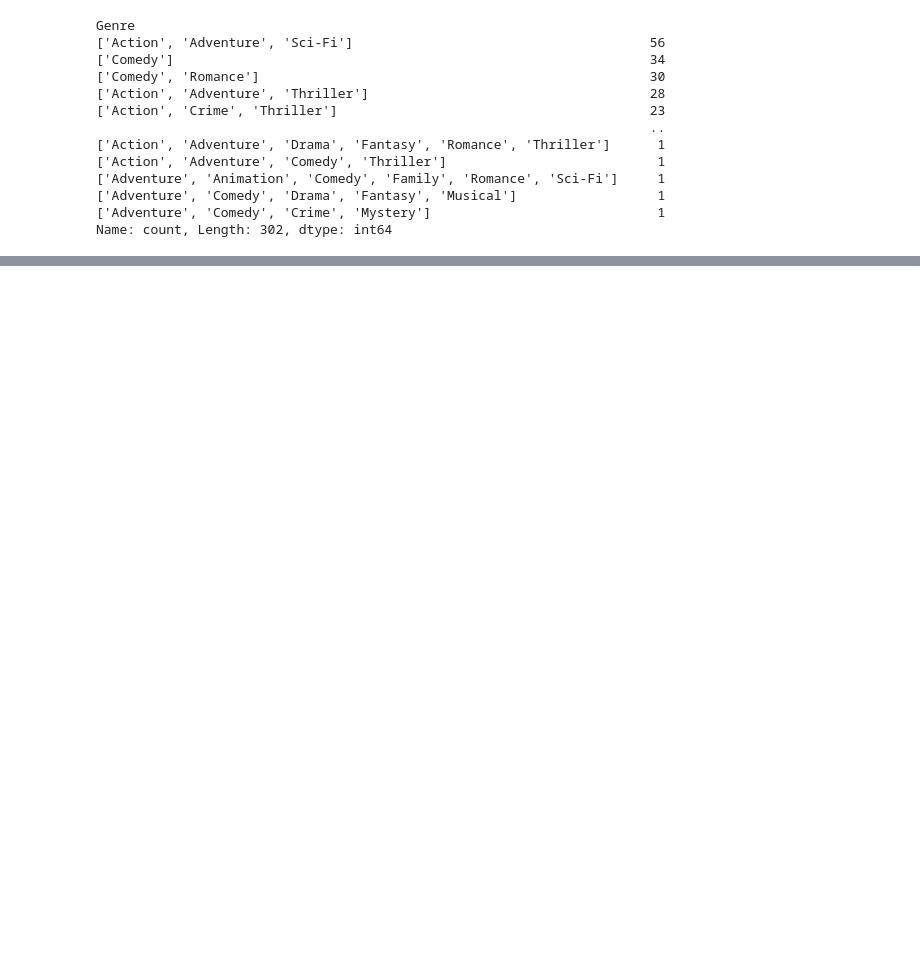
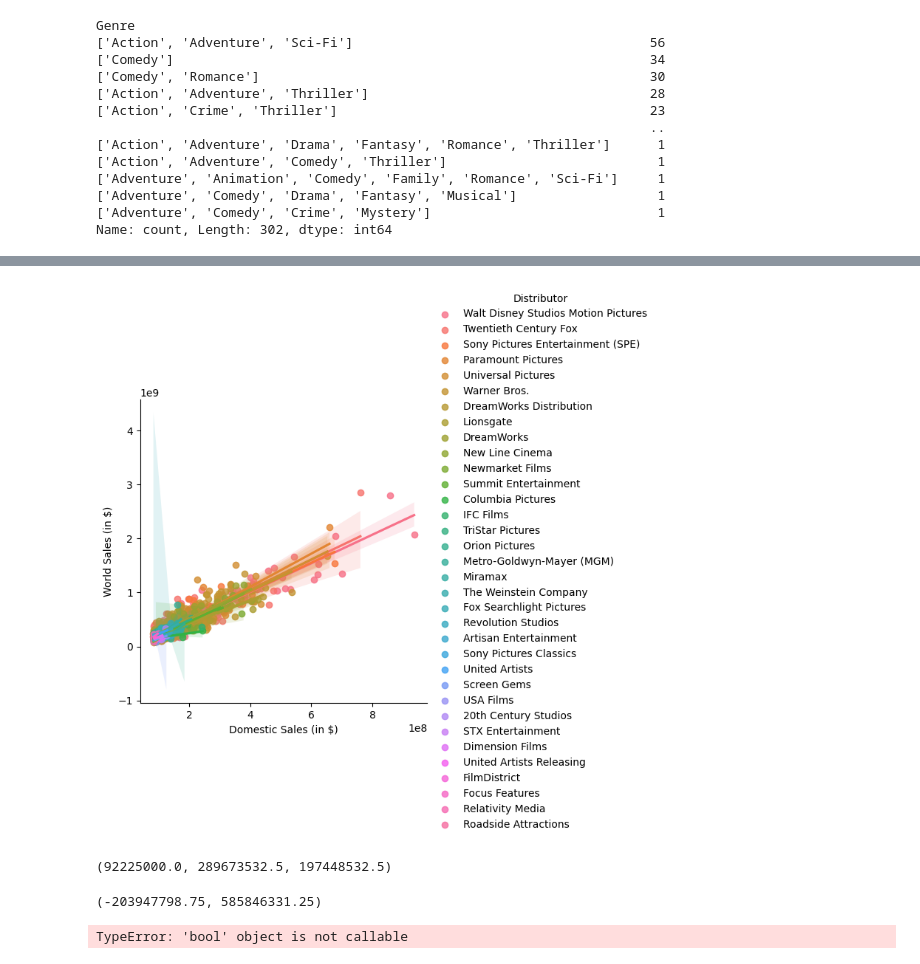
Before and after one commit to Jdmitchel/COMP-3610, a Jupyter notebook: assignments/a1/partb.ipynb, the cells around one changed output, grey strips where cells are left out. Drawn from its saved outputs; the diff is of its cells as text; code cells hidden in the pictures; blank space fills up the shorter version.

```diff
--- a/assignments/a1/partb.ipynb
+++ b/assignments/a1/partb.ipynb
@@ -88,0 +185,7 @@ print(unique_genres)
+# %%
+df_new['Genre'] = df_new['Genre'].astype('category')
+# %%
+df_new = pd.get_dummies(df_new, columns=['Genre'], drop_first=True)
+# %%
+df_new.sort_index(axis=1, inplace=True)
+df_new
@@ -88,0 +206,3 @@ print(unique_genres)
+# %%
+df_new['Release Date'] = pd.to_datetime(df_new['Release Date'])
+df_new['Release Date'].describe()
@@ -88,0 +276,18 @@ print(unique_genres)
+# %%
+sns.lmplot(x='Domestic Sales (in $)', y='World Sales (in $)', data=df_new, hue='Distributor')
+plt.show()
+# %% [output]
+[figure, added]
+# %%
+Q1_I = df_new['International Sales (in $)'].quantile(0.25)
+Q3_I = df_new['International Sales (in $)'].quantile(0.75)
+IQR_I = Q3_I - Q1_I
+Q1_I, Q3_I, IQR_I
+# %% [output]
+(92225000.0, 289673532.5, 197448532.5)
+# %%
+lower_i = Q1_I - 1.5 * IQR_I
+upper_i = Q3_I + 1.5 * IQR_I
+lower_i, upper_i
+# %% [output]
+(-203947798.75, 585846331.25)
@@ -88,0 +298,6 @@ print(unique_genres)
+# %%
+df_t = pd.concat([df_genre_unique, df_new], axis=1)
+unique = df_genre_uni
+df_t
+# %% [output]
+TypeError: 'bool' object is not callable
```
Also changed, not shown: parts of 33 cells of this notebook, 12 other files.
